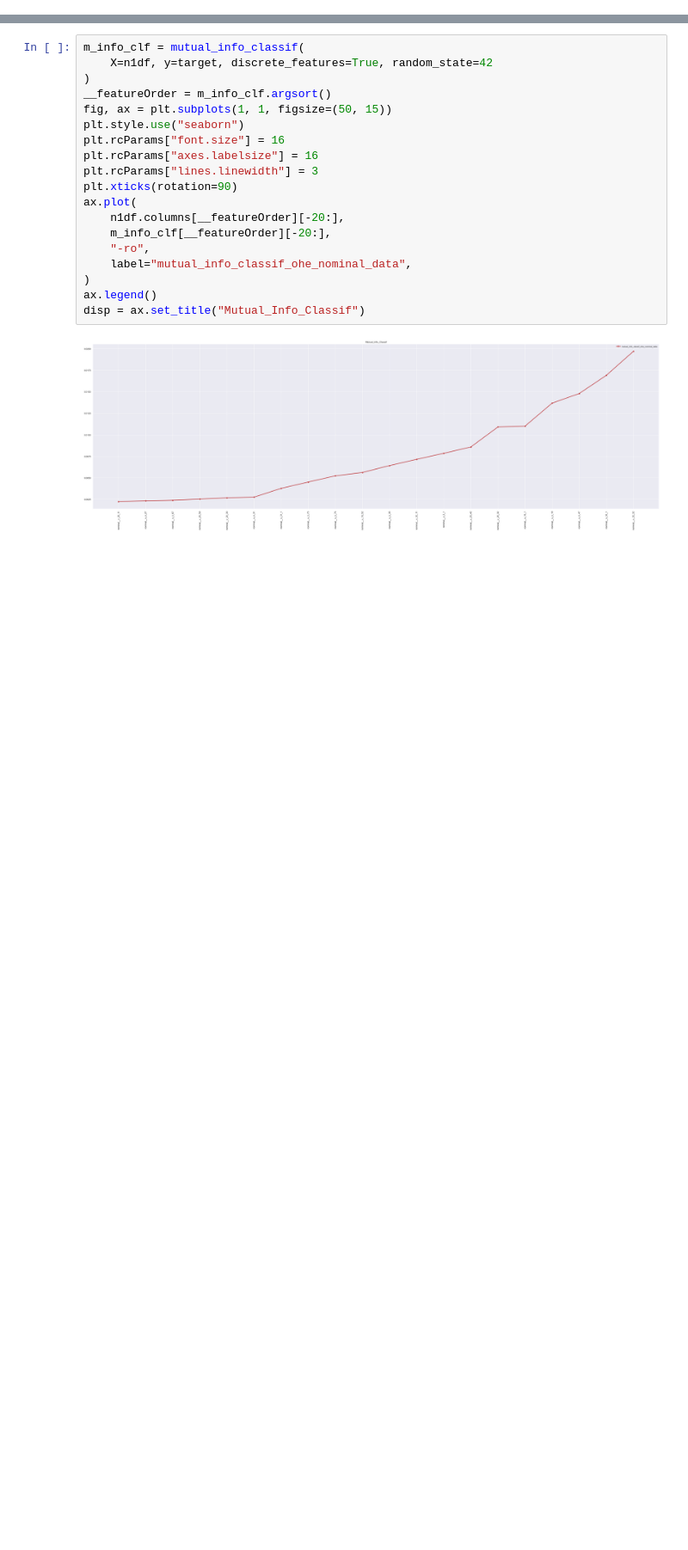
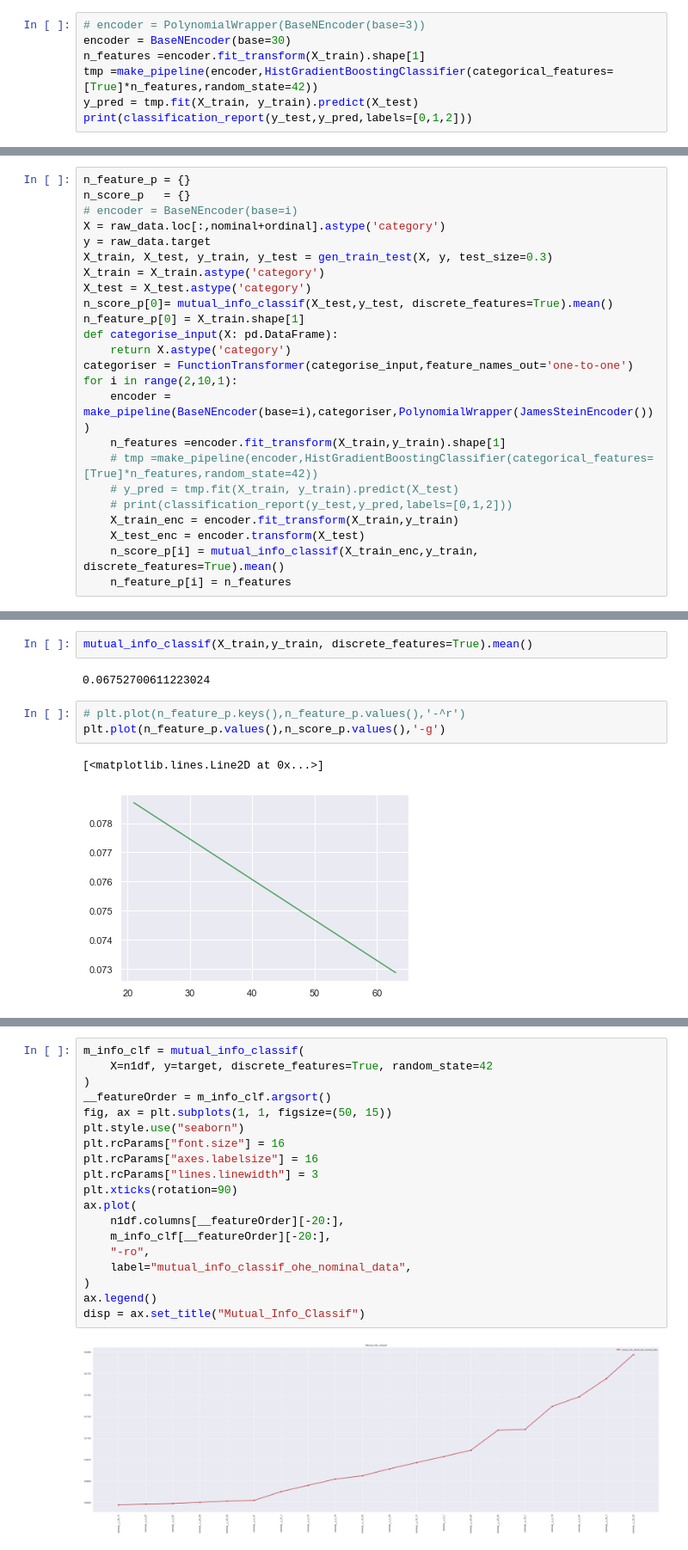
Before and after one commit to risan-raja/sdpiit, a Jupyter notebook: notebooks/Junk.ipynb, the cells around one changed output, grey strips where cells are left out. Shown at 86% size. Drawn from its saved outputs; the diff is of its cells as text; blank space fills up the shorter version.

```diff
--- a/notebooks/Junk.ipynb
+++ b/notebooks/Junk.ipynb
@@ -0,0 +10,7 @@
+# %%
+# encoder = PolynomialWrapper(BaseNEncoder(base=3))
+encoder = BaseNEncoder(base=30)
+n_features =encoder.fit_transform(X_train).shape[1]
+tmp =make_pipeline(encoder,HistGradientBoostingClassifier(categorical_features=[True]*n_features,random_state=42))
+y_pred = tmp.fit(X_train, y_train).predict(X_test)
+print(classification_report(y_test,y_pred,labels=[0,1,2]))
@@ -0,0 +27,24 @@
+# %%
+n_feature_p = {}
+n_score_p   = {}
+# encoder = BaseNEncoder(base=i)
+X = raw_data.loc[:,nominal+ordinal].astype('category')
+y = raw_data.target
+X_train, X_test, y_train, y_test = gen_train_test(X, y, test_size=0.3)
+X_train = X_train.astype('category')
+X_test = X_test.astype('category')
+n_score_p[0]= mutual_info_classif(X_test,y_test, discrete_features=True).mean()
+n_feature_p[0] = X_train.shape[1]
+def categorise_input(X: pd.DataFrame):
+    return X.astype('category')
+categoriser = FunctionTransformer(categorise_input,feature_names_out='one-to-one')
+for i in range(2,10,1):
+    encoder = make_pipeline(BaseNEncoder(base=i),categoriser,PolynomialWrapper(JamesSteinEncoder()))
+    n_features =encoder.fit_transform(X_train,y_train).shape[1]
+    # tmp =make_pipeline(encoder,HistGradientBoostingClassifier(categorical_features=[True]*n_features,random_state=42))
+    # y_pred = tmp.fit(X_train, y_train).predict(X_test)
+    # print(classification_report(y_test,y_pred,labels=[0,1,2]))
+    X_train_enc = encoder.fit_transform(X_train,y_train)
+    X_test_enc = encoder.transform(X_test)
+    n_score_p[i] = mutual_info_classif(X_train_enc,y_train, discrete_features=True).mean()
+    n_feature_p[i] = n_features
@@ -0,0 +64,10 @@
+# %%
+mutual_info_classif(X_train,y_train, discrete_features=True).mean()
+# %% [output]
+0.06752700611223024
+# %%
+# plt.plot(n_feature_p.keys(),n_feature_p.values(),'-^r')
+plt.plot(n_feature_p.values(),n_score_p.values(),'-g')
+# %% [output]
+[<matplotlib.lines.Line2D at 0x...>]
+[figure, added]
```
Also changed, not shown: parts of 5 cells of this notebook, 4 other files.
